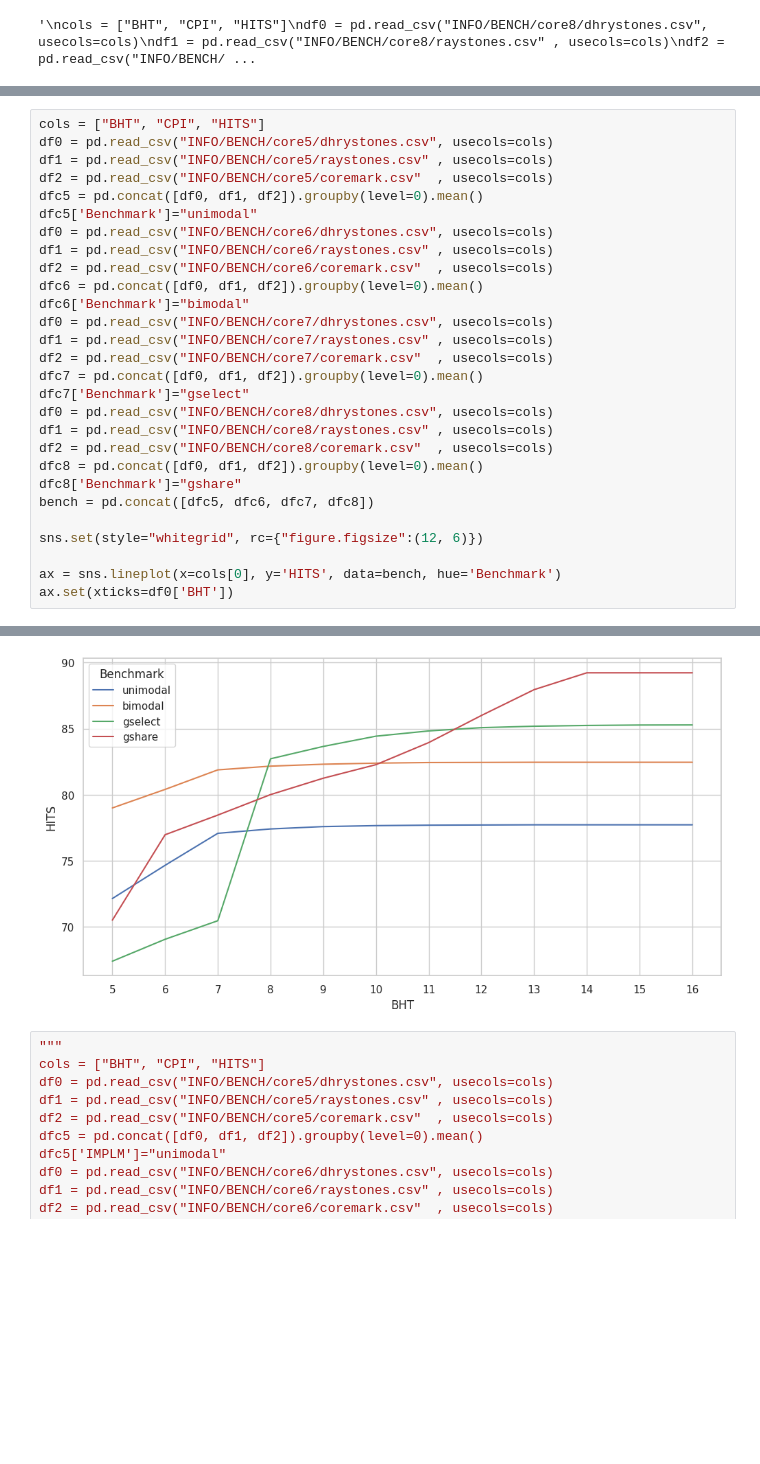
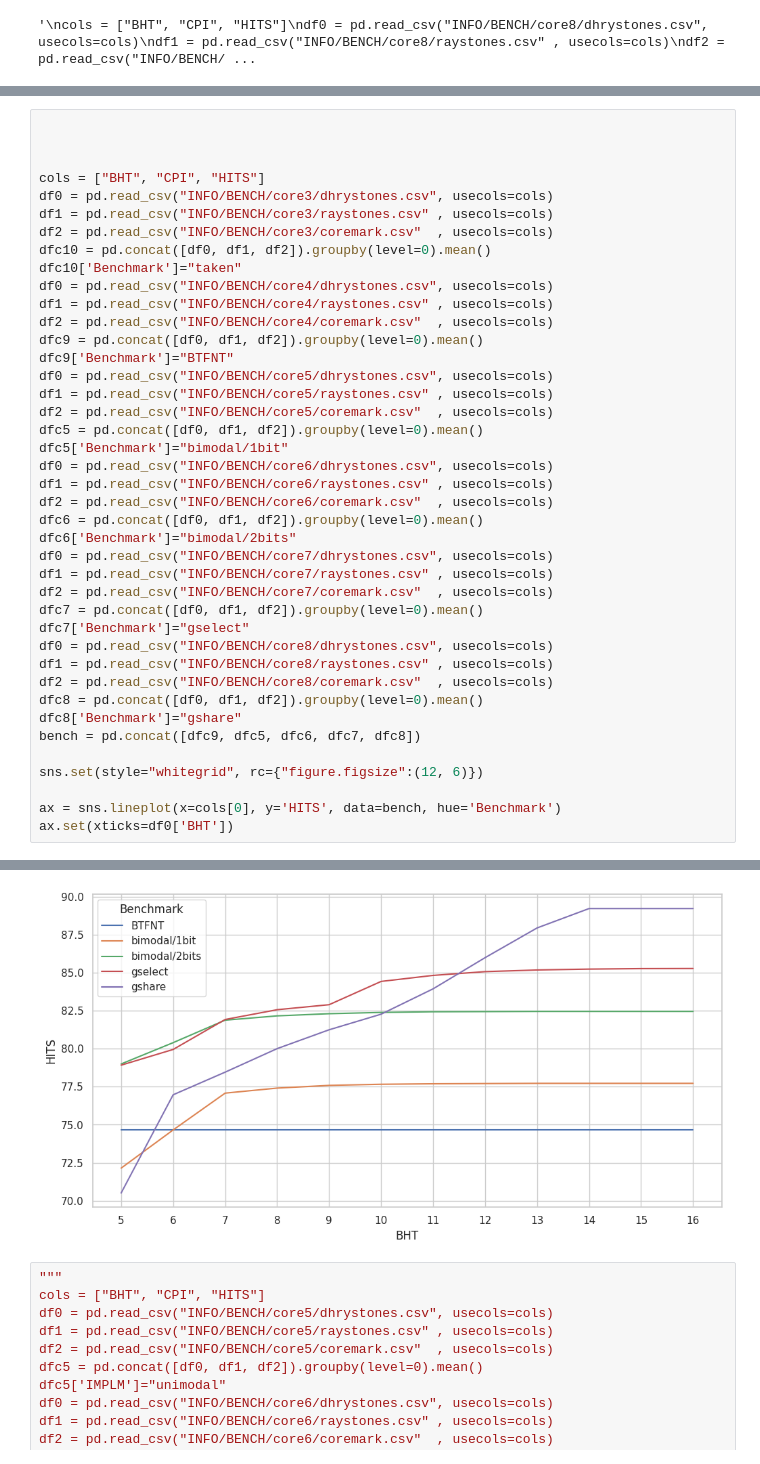
Before and after one commit to arruk/TRYonRISCV, a Jupyter notebook: sim.ipynb, the cells around one changed output, grey strips where cells are left out. Saved outputs shown, nothing was run; the diff lists cells and outputs as text; blank space fills up the shorter version.

```diff
--- a/sim.ipynb
+++ b/sim.ipynb
@@ -414,45 +422,58 @@ ax.set(xticks=df0['BHT'])
 # %%
+
+
+
 cols = ["BHT", "CPI", "HITS"]
+df0 = pd.read_csv("INFO/BENCH/core3/dhrystones.csv", usecols=cols)
+df1 = pd.read_csv("INFO/BENCH/core3/raystones.csv" , usecols=cols)
+df2 = pd.read_csv("INFO/BENCH/core3/coremark.csv"  , usecols=cols)
+dfc10 = pd.concat([df0, df1, df2]).groupby(level=0).mean()
+dfc10['Benchmark']="taken"
+df0 = pd.read_csv("INFO/BENCH/core4/dhrystones.csv", usecols=cols)
+df1 = pd.read_csv("INFO/BENCH/core4/raystones.csv" , usecols=cols)
+df2 = pd.read_csv("INFO/BENCH/core4/coremark.csv"  , usecols=cols)
+dfc9 = pd.concat([df0, df1, df2]).groupby(level=0).mean()
+dfc9['Benchmark']="BTFNT"
 df0 = pd.read_csv("INFO/BENCH/core5/dhrystones.csv", usecols=cols)
 df1 = pd.read_csv("INFO/BENCH/core5/raystones.csv" , usecols=cols)
 df2 = pd.read_csv("INFO/BENCH/core5/coremark.csv"  , usecols=cols)
 dfc5 = pd.concat([df0, df1, df2]).groupby(level=0).mean()
-dfc5['Benchmark']="unimodal"
+dfc5['Benchmark']="bimodal/1bit"
 df0 = pd.read_csv("INFO/BENCH/core6/dhrystones.csv", usecols=cols)
 df1 = pd.read_csv("INFO/BENCH/core6/raystones.csv" , usecols=cols)
 df2 = pd.read_csv("INFO/BENCH/core6/coremark.csv"  , usecols=cols)
 dfc6 = pd.concat([df0, df1, df2]).groupby(level=0).mean()
-dfc6['Benchmark']="bimodal"
+dfc6['Benchmark']="bimodal/2bits"
 df0 = pd.read_csv("INFO/BENCH/core7/dhrystones.csv", usecols=cols)
 df1 = pd.read_csv("INFO/BENCH/core7/raystones.csv" , usecols=cols)
 df2 = pd.read_csv("INFO/BENCH/core7/coremark.csv"  , usecols=cols)
 dfc7 = pd.concat([df0, df1, df2]).groupby(level=0).mean()
 dfc7['Benchmark']="gselect"
 df0 = pd.read_csv("INFO/BENCH/core8/dhrystones.csv", usecols=cols)
 df1 = pd.read_csv("INFO/BENCH/core8/raystones.csv" , usecols=cols)
 df2 = pd.read_csv("INFO/BENCH/core8/coremark.csv"  , usecols=cols)
 dfc8 = pd.concat([df0, df1, df2]).groupby(level=0).mean()
 dfc8['Benchmark']="gshare"
-bench = pd.concat([dfc5, dfc6, dfc7, dfc8])
+bench = pd.concat([dfc9, dfc5, dfc6, dfc7, dfc8])
 
 sns.set(style="whitegrid", rc={"figure.figsize":(12, 6)})
 
 ax = sns.lineplot(x=cols[0], y='HITS', data=bench, hue='Benchmark')
 ax.set(xticks=df0['BHT'])
 # %% [output]
 [[<matplotlib.axis.XTick at 0x...>,
   <matplotlib.axis.XTick at 0x...>,
   <matplotlib.axis.XTick at 0x...>,
   <matplotlib.axis.XTick at 0x...>,
   <matplotlib.axis.XTick at 0x...>,
   <matplotlib.axis.XTick at 0x...>,
   <matplotlib.axis.XTick at 0x...>,
   <matplotlib.axis.XTick at 0x...>,
   <matplotlib.axis.XTick at 0x...>,
   <matplotlib.axis.XTick at 0x...>,
   <matplotlib.axis.XTick at 0x...>,
   <matplotlib.axis.XTick at 0x...>]]
-[figure, old version]
+[figure, new version]
 # %%
 """
 cols = ["BHT", "CPI", "HITS"]
```
Also changed, not shown: parts of 7 cells of this notebook, 44 other files.
